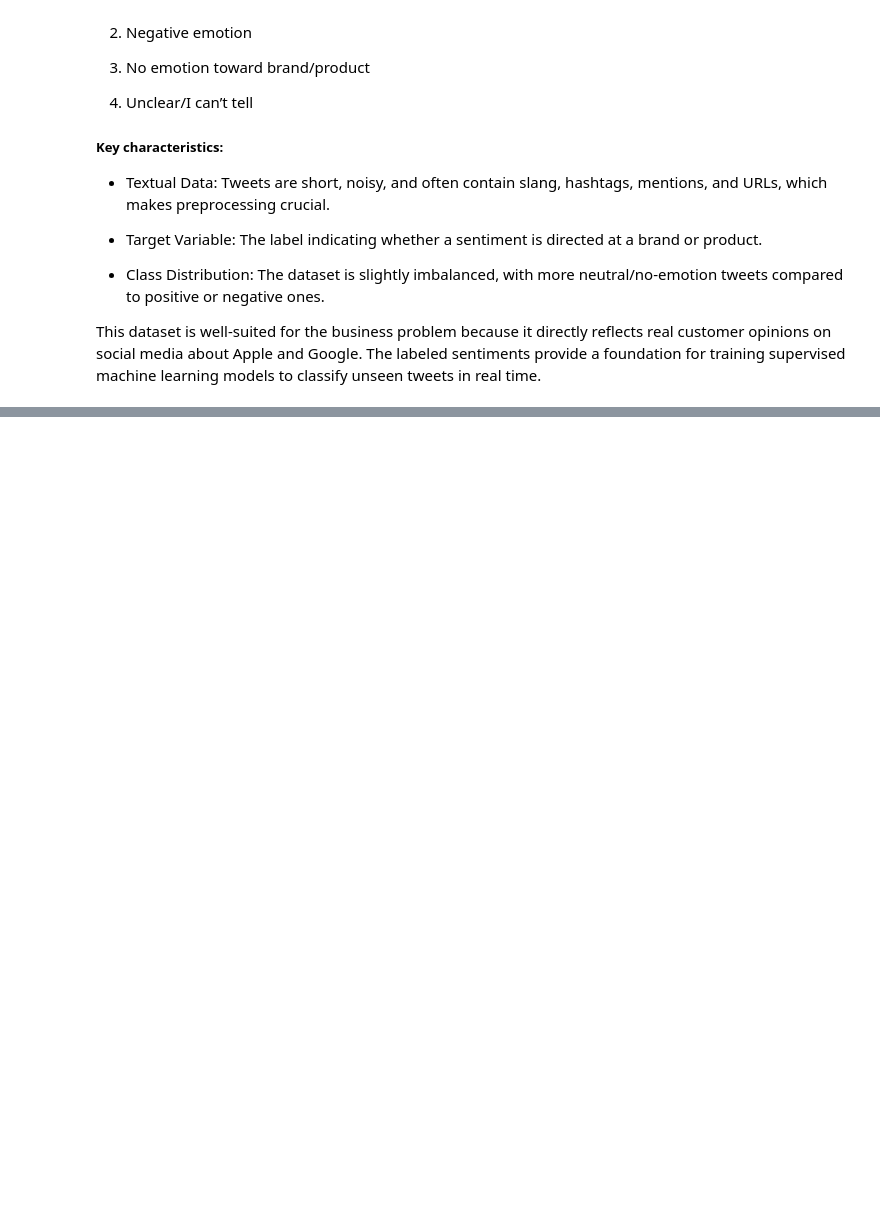
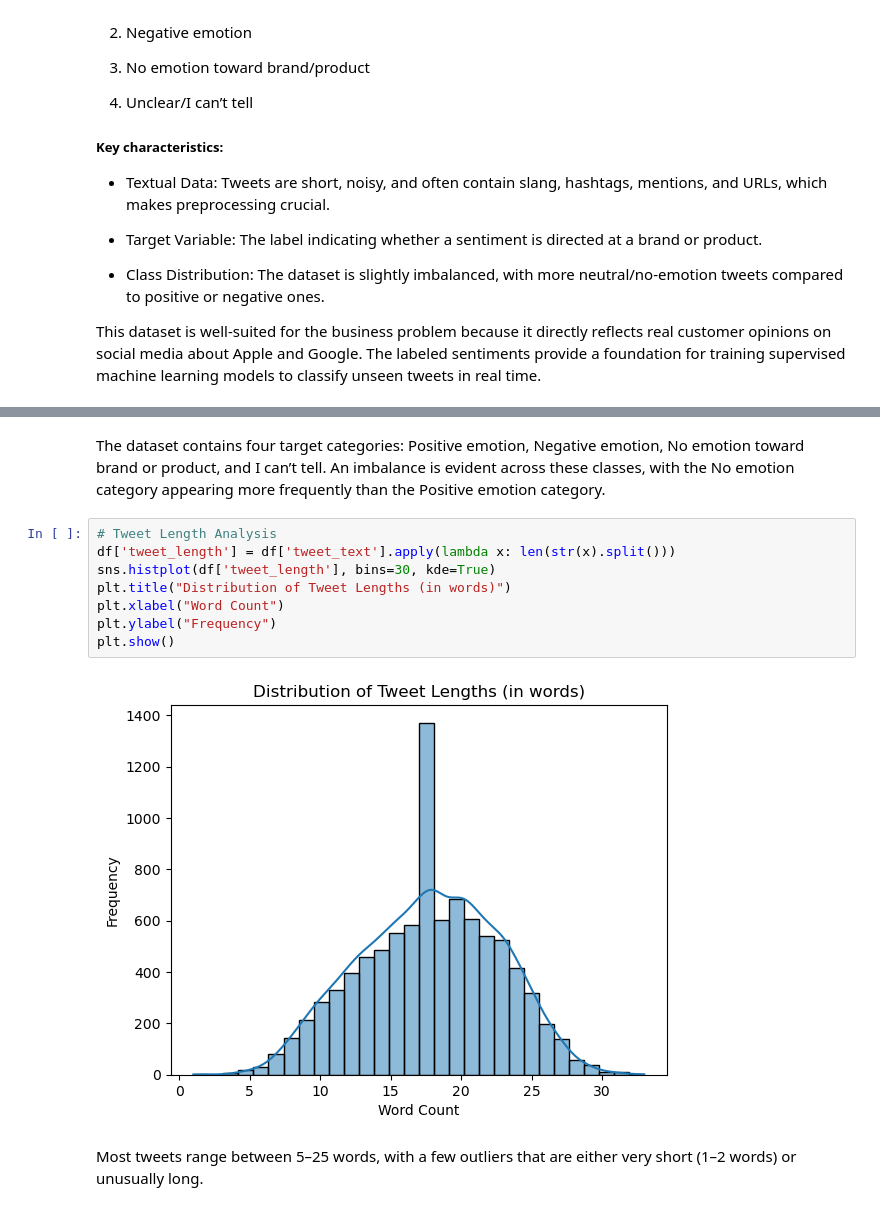
Before and after one commit to KaiFa254/Group_3_NLP_Project_Phase4, a Jupyter notebook: NLP.ipynb, the cells around one changed output, grey strips where cells are left out. Cells and saved outputs as stored; diff of their text form; blank space fills up the shorter version.

```diff
--- a/NLP.ipynb
+++ b/NLP.ipynb
@@ -40,0 +145,14 @@ This dataset is well-suited for the business problem because it directly reflect
+# %% [markdown]
+The dataset contains four target categories: Positive emotion, Negative emotion, No emotion toward brand or product, and I can’t tell. An imbalance is evident across these classes, with the No emotion category appearing more frequently than the Positive emotion category.
+# %%
+# Tweet Length Analysis
+df['tweet_length'] = df['tweet_text'].apply(lambda x: len(str(x).split()))
+sns.histplot(df['tweet_length'], bins=30, kde=True)
+plt.title("Distribution of Tweet Lengths (in words)")
+plt.xlabel("Word Count")
+plt.ylabel("Frequency")
+plt.show()
+# %% [output]
+[figure, added]
+# %% [markdown]
+Most tweets range between 5–25 words, with a few outliers that are either very short (1–2 words) or unusually long.
```
Also changed, not shown: parts of 14 cells of this notebook.
